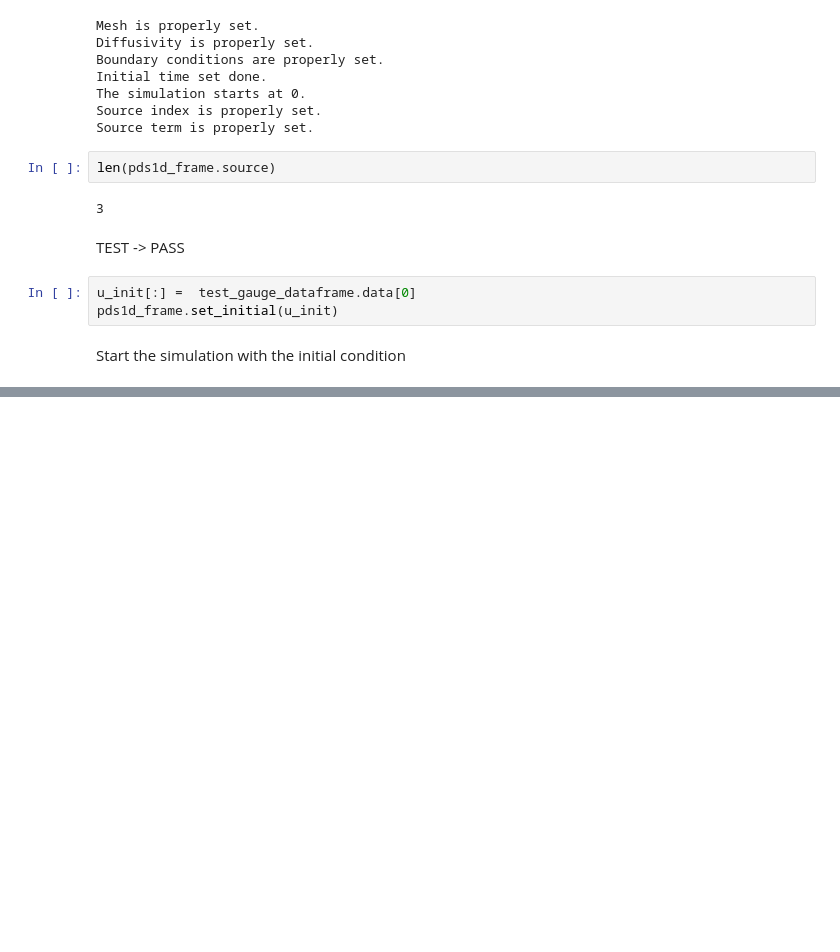
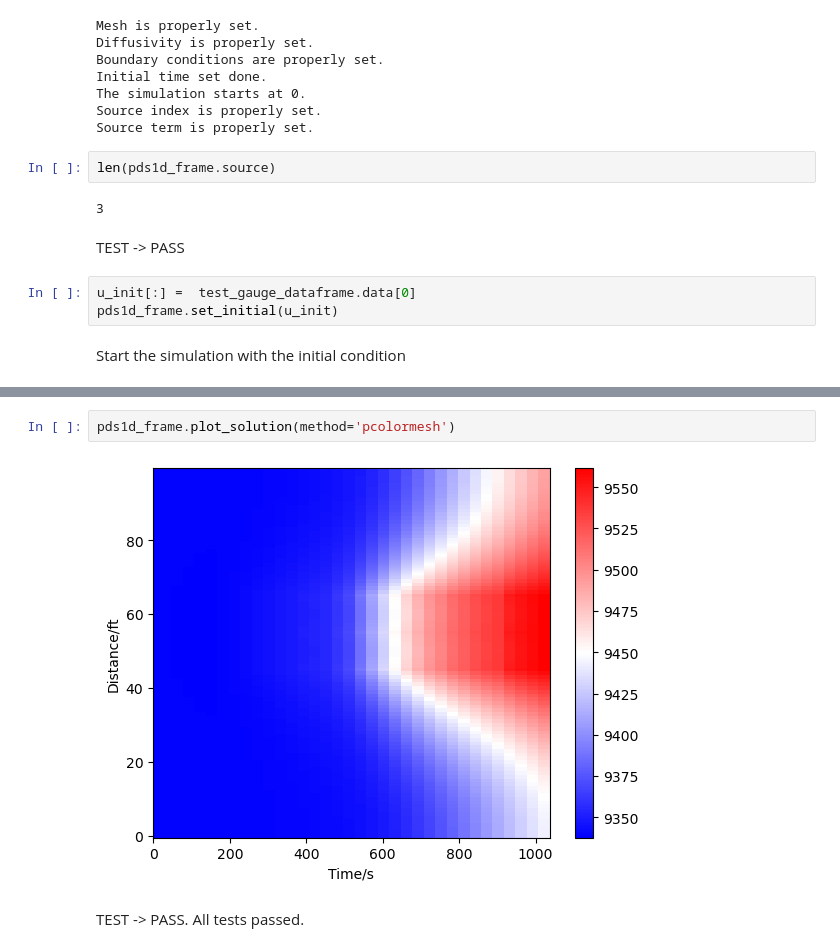
Before and after one commit to shenyaojin/pds, a Jupyter notebook: tester/MultiSource_tester.ipynb, the cells around one changed output, grey strips where cells are left out. Drawn from its saved outputs; the diff is of its cells as text; blank space fills up the shorter version.

```diff
--- a/tester/MultiSource_tester.ipynb
+++ b/tester/MultiSource_tester.ipynb
@@ -128,0 +218,7 @@ Start the simulation with the initial condition
+# %%
+pds1d_frame.plot_solution(method='pcolormesh')
+# %% [output]
+[figure, added]
+# %% [markdown]
+TEST -> PASS.
+All tests passed.
```
Also changed, not shown: parts of 27 cells of this notebook, 4 other files.
